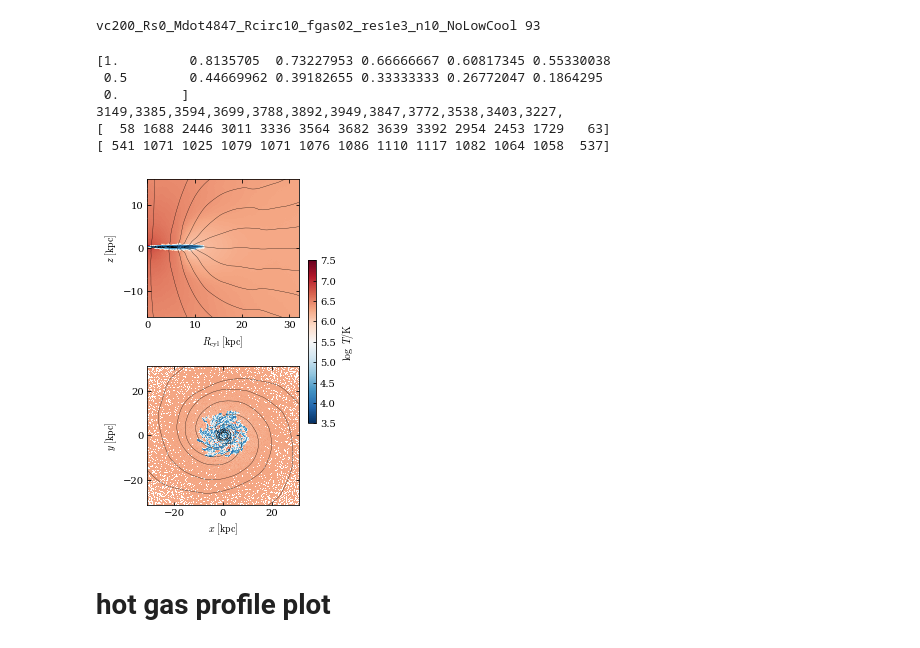
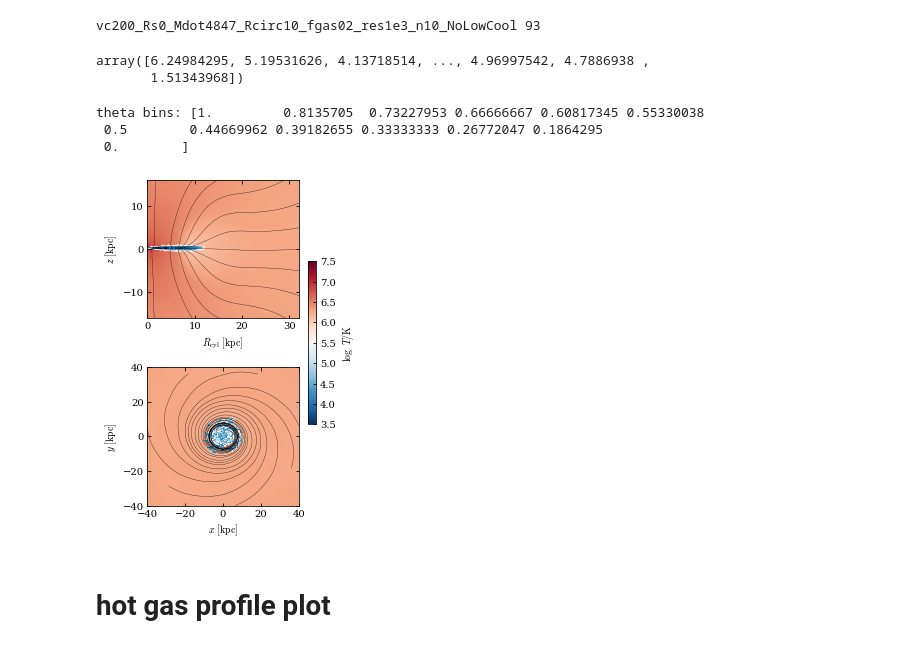
Before and after one commit to JonathanSternAstro/gizmo_analysis, a Jupyter notebook: ipynb/subsonic_solution/snapshot_map.ipynb, the cells around one changed output. Cells and saved outputs as stored; diff of their text form; code cells hidden in the pictures.

Commit message:
rusty temperature map plot

```diff
--- a/ipynb/subsonic_solution/snapshot_map.ipynb
+++ b/ipynb/subsonic_solution/snapshot_map.ipynb
@@ -57,8 +60,8 @@ Ts_cyl,_,_,bin_inds = scipy.stats.binned_statistic_2d(Rs,zs,log(snapshot.Ts()),s
 # vRs,_,_,bin_inds = scipy.stats.binned_statistic_2d(Rs,zs,_vRs,              statistic='mean',bins=(bins_Rs_quiver,bins_zs_quiver))
 # vzs,_,_,bin_inds = scipy.stats.binned_statistic_2d(Rs,zs,snapshot.vs()[:,2],statistic='mean',bins=(bins_Rs_quiver,bins_zs_quiver))
 # %%
-bins_xs = np.arange(-35,35.025,0.05); midbins_xs = (bins_xs[1:]+bins_xs[:-1])/2
-bins_ys = np.arange(-35,35.025,0.05); midbins_ys = (bins_ys[1:]+bins_ys[:-1])/2
+bins_xs = np.arange(-40,40.025,0.2); midbins_xs = (bins_xs[1:]+bins_xs[:-1])/2
+bins_ys = np.arange(-40,40.025,0.2); midbins_ys = (bins_ys[1:]+bins_ys[:-1])/2
 inds = np.abs(zs)<10
 # inds = (zs>10) & (zs<15)
 Ts_faceon,_,_,bin_inds = scipy.stats.binned_statistic_2d(xs[inds],ys[inds],log(snapshot.Ts()[inds]),statistic='mean',bins=(bins_xs,bins_ys))
@@ -67,4 +70,8 @@ Ts_faceon,_,_,bin_inds = scipy.stats.binned_statistic_2d(xs[inds],ys[inds],log(s
 # bins_ys_quiver = np.arange(-30,31,2.5); midbins_ys_quiver = (bins_ys_quiver[1:]+bins_ys_quiver[:-1])/2
 # vxs,_,_,bin_inds = scipy.stats.binned_statistic_2d(xs[inds],ys[inds],snapshot.vs()[:,0][inds],statistic='mean',bins=(bins_xs_quiver,bins_ys_quiver))
 # vys,_,_,bin_inds = scipy.stats.binned_statistic_2d(xs[inds],ys[inds],snapshot.vs()[:,1][inds],statistic='mean',bins=(bins_xs_quiver,bins_ys_quiver))
+# %%
+npz_fn = wd.tracksdir+simname_lowres+'/particle_tracks_%d_%d_%d_all.npz'%(Nsnapshots,dt,rmax)
+f = np.load(npz_fn)
+coords_tracks,vs_tracks,Ts_tracks,nHs_tracks,tcools_tracks=f['coords'],f['vs'],f['Ts'],f['nHs'],f['tcools'][:,::5,...]
 # %%
@@ -75,55 +80,58 @@ rs_tracks    = (xs_tracks**2+ys_tracks**2+zs_tracks**2)**0.5
 Rs_tracks    = (xs_tracks**2+ys_tracks**2)**0.5
 thetas_tracks = np.arccos(zs_tracks/rs_tracks)
 phis_tracks  = np.arctan2(ys_tracks,xs_tracks)
+# %%
+dphis_tracks = ((phis_tracks[:-1,:]-phis_tracks[1:,:])%(2*np.pi))[::-1].cumsum(axis=0)[::-1]
+dphis_tracks = np.pad(dphis_tracks,((0,1),(0,0)),mode='constant')
+# %%
+phis_tracks[-1,:]+(2*np.pi)*(phis_tracks[-1,:]<0)
+# %% [output]
+array([6.24984295, 5.19531626, 4.13718514, ..., 4.96997542, 4.7886938 ,
+       1.51343968])
 # %%
 l = 13
-theta_midbins = np.arccos(np.linspace(-1.,1,l)); print(theta_midbins/np.pi)
-phi_midbins = np.linspace(-1.,1,l)*np.pi
+theta_midbins = np.arccos(np.linspace(-1.,1,l)); print('theta bins:', theta_midbins/np.pi)
+phi_midbins = np.linspace(0.05,2,l+1)[:-1]*np.pi
 dtheta = 0.025*np.pi
 theta_inds = np.zeros((len(theta_midbins),thetas_tracks.shape[1]))
 phi_inds   = np.zeros((len(theta_midbins),thetas_tracks.shape[1]))
+theta_infty = np.median(thetas_tracks[-10:,:],axis=0)
+phi_infty = phis_tracks[-1,:]+(2*np.pi)*(phis_tracks[-1,:]<0)
 for itheta,theta_midbin in enumerate(theta_midbins):
-    theta_infty = np.median(thetas_tracks[-10:,:],axis=0)
-    phi_infty = phis_tracks[-1,:]
-    if itheta<l-1: print(((theta_infty>theta_midbins[itheta+1]) & (theta_infty<theta_midbins[itheta])).sum(),end=',')
     theta_inds[itheta,:] = (theta_infty<theta_midbin       +dtheta) & (theta_infty>theta_midbin       -dtheta)
     phi_inds[itheta,:]   = (phi_infty  <phi_midbins[itheta]+dtheta) & (phi_infty  >phi_midbins[itheta]-dtheta)
-theta_inds = theta_inds.astype('bool')
-phi_inds = phi_inds.astype('bool')
-print(); print(theta_inds.sum(axis=1)); print(phi_inds.sum(axis=1))
-tracks = [None]*len(theta_midbins); xytracks = [None]*len(theta_midbins);
+theta_inds = theta_inds.astype('bool'); phi_inds = phi_inds.astype('bool')
+tracks = [None]*len(theta_midbins); tracks_by_phis = [None]*len(theta_midbins)
 for i,ind in enumerate(theta_midbins):
-    tracks[i]   = [np.nanmean(vals[:,theta_inds[i]],axis=1) for vals in (Rs_tracks,zs_tracks)]
-    xytracks[i] = [np.nanmean(vals[:,theta_inds[6] & phi_inds[i]],axis=1) for vals in (xs_tracks,ys_tracks)]
+    tracks[i]         = [np.nanmean(vals[:,theta_inds[i]],              axis=1) for vals in (Rs_tracks,zs_tracks)]
+    tracks_by_phis[i] = [phi_midbins[i]*iii+np.nanmean(vals[:,theta_inds[6] & phi_inds[i]],axis=1) for iii,vals in enumerate((Rs_tracks,dphis_tracks))]
 # %% [output]
-[1.         0.8135705  0.73227953 0.66666667 0.60817345 0.55330038
+theta bins: [1.         0.8135705  0.73227953 0.66666667 0.60817345 0.55330038
  0.5        0.44669962 0.39182655 0.33333333 0.26772047 0.1864295
  0.        ]
-3149,3385,3594,3699,3788,3892,3949,3847,3772,3538,3403,3227,
-[  58 1688 2446 3011 3336 3564 3682 3639 3392 2954 2453 1729   63]
-[ 541 1071 1025 1079 1071 1076 1086 1110 1117 1082 1064 1058  537]
 # %%
 Tmin,Tmax = 3.5,7.5
 pl.figure(figsize=(fig_width_half,6)); pl.subplots_adjust(hspace=0.35)
 ax1 = pl.subplot(211)
 mesh = pl.pcolormesh(midbins_Rs,midbins_zs,Ts_cyl.T,cmap='RdBu_r',zorder=-100,vmin=Tmin,vmax=Tmax)
 # pl.quiver(midbins_Rs_quiver,midbins_zs_quiver,vRs.T,vzs.T)
 for i,ind in enumerate(theta_midbins):
     pl.plot(tracks[i][0],tracks[i][1],c='k',lw=0.3)
 pl.ylim(-16,16); pl.xlim(0,32)
 pl.xlabel(r'$R_{\rm cyl}\ [{\rm kpc}]$')
 pl.ylabel(r'$z\ [{\rm kpc}]$')
 ax2 = pl.subplot(212)
 mesh = pl.pcolormesh(midbins_xs,midbins_ys,Ts_faceon.T,cmap='RdBu_r',zorder=-100,vmin=Tmin,vmax=Tmax)
 # pl.quiver(midbins_xs_quiver,midbins_ys_quiver,vxs.T,vys.T)
-[pl.plot(xytracks[i][0],xytracks[i][1],c='k',lw=0.3) for i in range(0,len(xytracks)-1,3)]
+[pl.plot(tracks_by_phis[i][0]*np.cos(tracks_by_phis[i][1]),
+         tracks_by_phis[i][0]*np.sin(tracks_by_phis[i][1]),c='k',lw=0.3) for i in range(0,len(tracks_by_phis),2)]
 pl.xlabel(r'$x\ [{\rm kpc}]$')
 pl.ylabel(r'$y\ [{\rm kpc}]$')
-pl.ylim(-31,31); pl.xlim(-31,31)
+pl.ylim(-40,40); pl.xlim(-40,40)
 cb = pl.colorbar(mesh,ax=(ax1,ax2),orientation='vertical',label=r'$\log\ T/{\rm K}$',shrink=0.5)
-pl.savefig(figdir+'snapshot_map.png',bbox_inches='tight',dpi=300)
+pl.savefig(figdir+'snapshot_map.png',bbox_inches='tight',dpi=600)
 # %% [output]
-[figure, old version]
+[figure, new version]
 # %% [markdown]
 # hot gas profile plot
 # %%
```
Also changed, not shown: parts of 3 cells of this notebook, 2 other files.
